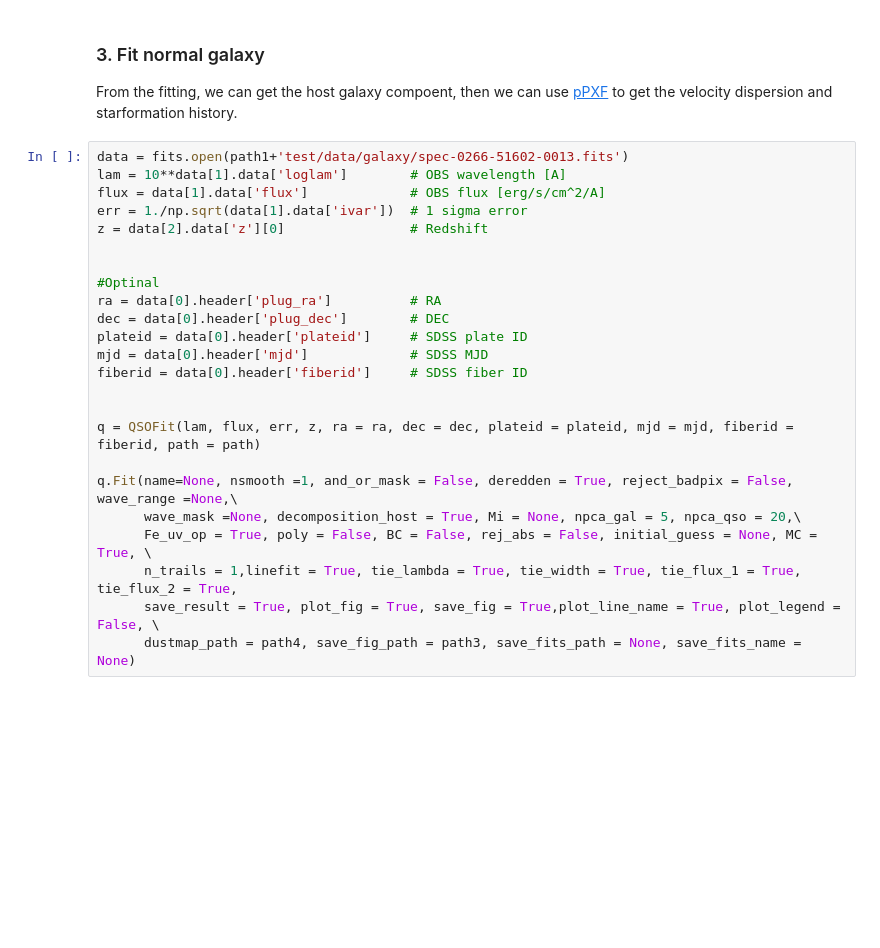
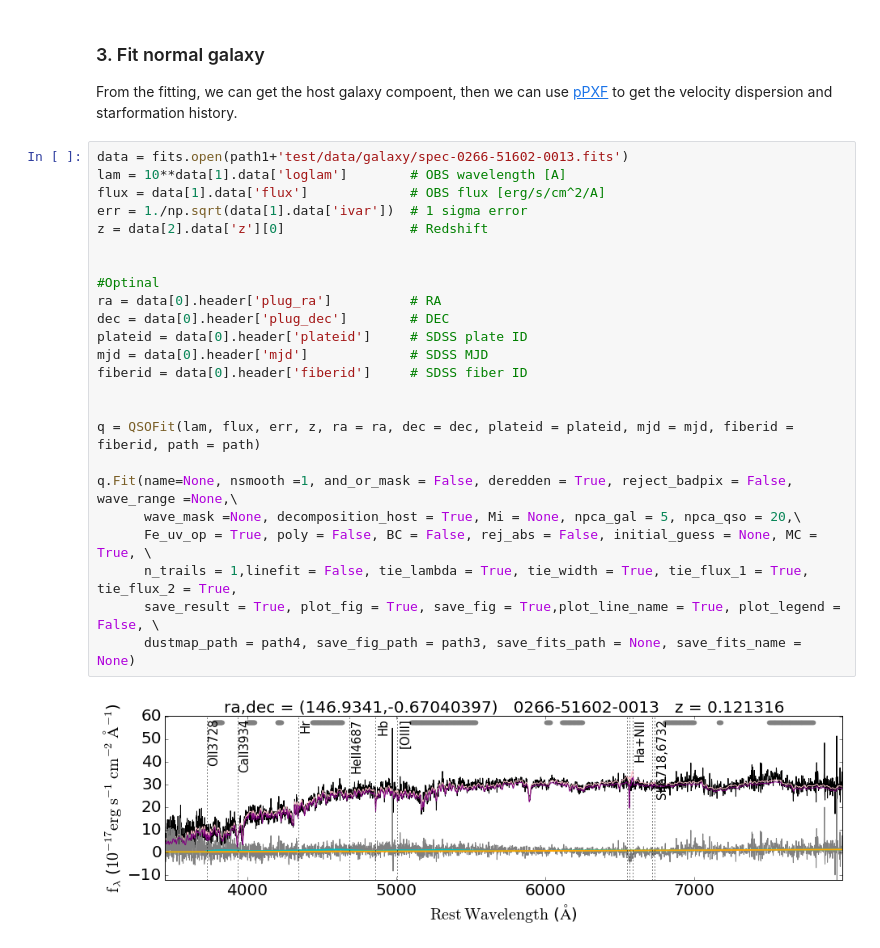
Before and after one commit to legolason/PyQSOFit, a Jupyter notebook: example.ipynb, the cells around one changed output. Drawn from its saved outputs; the diff is of its cells as text; blank space fills up the shorter version.

```diff
--- a/example.ipynb
+++ b/example.ipynb
@@ -347,24 +356,26 @@ From the fitting, we can get the host galaxy compoent, then we can use [pPXF](ht
 # %%
 data = fits.open(path1+'test/data/galaxy/spec-0266-51602-0013.fits')
 lam = 10**data[1].data['loglam']        # OBS wavelength [A]
 flux = data[1].data['flux']             # OBS flux [erg/s/cm^2/A]
 err = 1./np.sqrt(data[1].data['ivar'])  # 1 sigma error
 z = data[2].data['z'][0]                # Redshift
 
 
 #Optinal
 ra = data[0].header['plug_ra']          # RA
 dec = data[0].header['plug_dec']        # DEC
 plateid = data[0].header['plateid']     # SDSS plate ID
 mjd = data[0].header['mjd']             # SDSS MJD
 fiberid = data[0].header['fiberid']     # SDSS fiber ID
 
 
 q = QSOFit(lam, flux, err, z, ra = ra, dec = dec, plateid = plateid, mjd = mjd, fiberid = fiberid, path = path)
 
 q.Fit(name=None, nsmooth =1, and_or_mask = False, deredden = True, reject_badpix = False, wave_range =None,\
       wave_mask =None, decomposition_host = True, Mi = None, npca_gal = 5, npca_qso = 20,\
       Fe_uv_op = True, poly = False, BC = False, rej_abs = False, initial_guess = None, MC = True, \
-      n_trails = 1,linefit = True, tie_lambda = True, tie_width = True, tie_flux_1 = True, tie_flux_2 = True,
+      n_trails = 1,linefit = False, tie_lambda = True, tie_width = True, tie_flux_1 = True, tie_flux_2 = True,
       save_result = True, plot_fig = True, save_fig = True,plot_line_name = True, plot_legend = False, \
       dustmap_path = path4, save_fig_path = path3, save_fits_path = None, save_fits_name = None)
+# %% [output]
+[figure, added]
```
Also changed, not shown: parts of 8 cells of this notebook.
